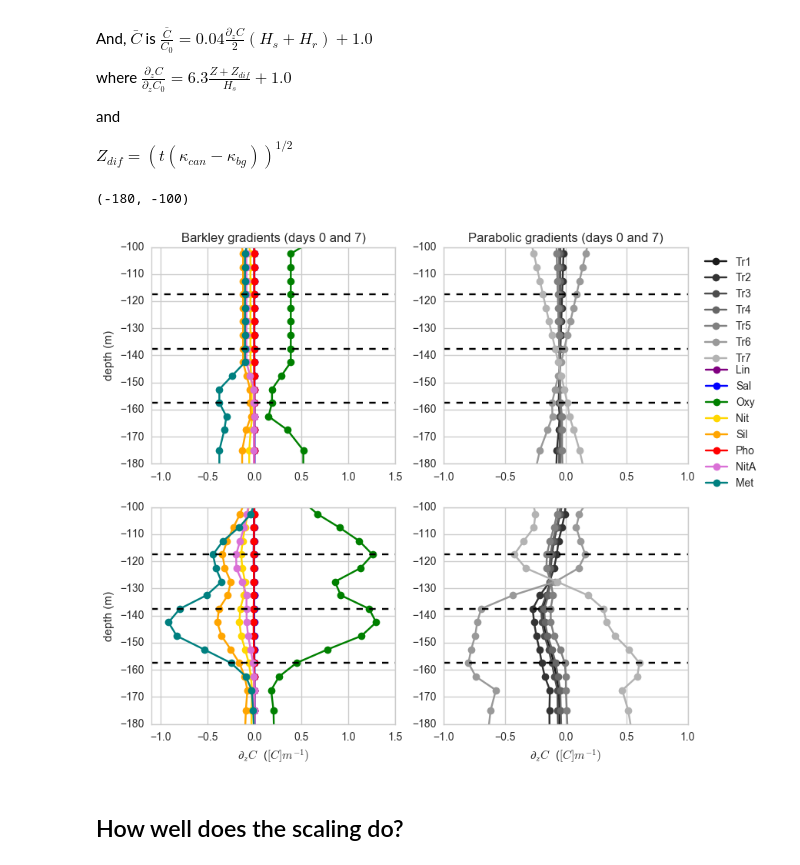
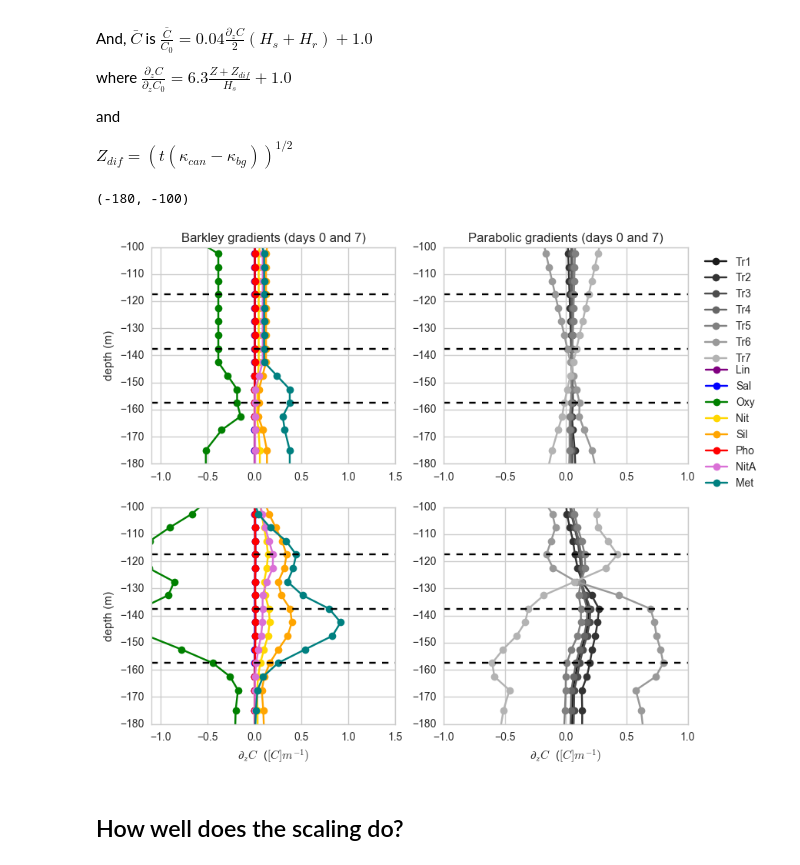
Before and after one commit to UBC-MOAD/outputanalysisnotebooks, a Jupyter notebook: NutrientProfiles/Parabolic/How_far_from_real_profiles.ipynb, the cells around one changed output. Drawn from its saved outputs; the diff is of its cells as text; code cells hidden in the pictures.

```diff
--- a/NutrientProfiles/Parabolic/How_far_from_real_profiles.ipynb
+++ b/NutrientProfiles/Parabolic/How_far_from_real_profiles.ipynb
@@ -138,8 +138,8 @@ for tracer,col,lab in zip(record.tracerList, colours_Bark, labels_Bark):
     maxd6 = min(df_anom[keys[3]][22:26])
     maxd7 = min(df_anom[keys[4]][22:26])
 
-    ax1.plot(df[key0][:],depth[1:-1],'o-',color=col,label=lab)
-    ax3.plot(df[keys[3]][:],depth[1:-1],'-o',color=col,label=lab)
+    ax1.plot(-df[key0][:],depth[1:-1],'o-',color=col,label=lab)
+    ax3.plot(-df[keys[3]][:],depth[1:-1],'-o',color=col,label=lab)
 
     Bar_dTrdz[ii] = np.mean(np.array([maxd3,maxd4,maxd5,maxd6,maxd7]))
     Bar_inidTrdz[ii] = df[key0][30]
@@ -161,8 +161,8 @@ for tracer,col,lab in zip(record.tracerList, colours_Para, labels_Para):
     maxd6 = min(df_anom[keys[3]][22:26])
     maxd7 = min(df_anom[keys[4]][22:26])
 
-    ax2.plot(df[key0][:],depth[1:-1],'o-',color=col,label=lab)
-    ax4.plot(df[keys[3]][:],depth[1:-1],'o-',color=col,label=lab)
+    ax2.plot(-df[key0][:],depth[1:-1],'o-',color=col,label=lab)
+    ax4.plot(-df[keys[3]][:],depth[1:-1],'o-',color=col,label=lab)
 
     Par_dTrdz[ii] = np.mean(np.array([maxd3,maxd4,maxd5,maxd6,maxd7]))
     Par_inidTrdz[ii] = df[key0][30]
@@ -177,34 +177,34 @@ ax1.set_title('Barkley gradients (days 0 and 7)')
 
 ax4.set_xlabel('$\partial_z{C}$  ($[C]m^{-1})$')
 ax2.set_title('Parabolic gradients (days 0 and 7)')
 
 ax2.legend(bbox_to_anchor=(1.3,1),ncol=1, columnspacing=0.1)
 ax1.legend(bbox_to_anchor=(2.52,0.5),ncol=1, columnspacing=0.1)
 
 ax2.axhline(depth[23],linestyle='--',color='k')
 ax1.axhline(depth[23],linestyle='--',color='k')
 ax2.axhline(depth[27],linestyle='--',color='k')
 ax1.axhline(depth[27],linestyle='--',color='k')
 ax1.axhline(depth[31],linestyle='--',color='k')
 ax2.axhline(depth[31],linestyle='--',color='k')
 ax4.axhline(depth[23],linestyle='--',color='k')
 ax3.axhline(depth[23],linestyle='--',color='k')
 ax4.axhline(depth[27],linestyle='--',color='k')
 ax3.axhline(depth[27],linestyle='--',color='k')
 ax3.axhline(depth[31],linestyle='--',color='k')
 ax4.axhline(depth[31],linestyle='--',color='k')
 
 ax1.set_xlim(-1.1,1.5)
 ax1.set_ylim(-180,-100)
 ax2.set_xlim(-1,1)
 ax2.set_ylim(-180,-100)
 ax3.set_xlim(-1.1,1.5)
 ax3.set_ylim(-180,-100)
 ax4.set_xlim(-1,1)
 ax4.set_ylim(-180,-100)
 # %% [output]
 (-180, -100)
-[figure, old version]
+[figure, new version]
 # %%
 keys = ['Tr_profile_tt08','Tr_profile_tt10','Tr_profile_tt12','Tr_profile_tt14','Tr_profile_tt16']
 key0 = 'Tr_profile_tt00'
```
Also changed, not shown: parts of 12 cells of this notebook, 1 other file.
